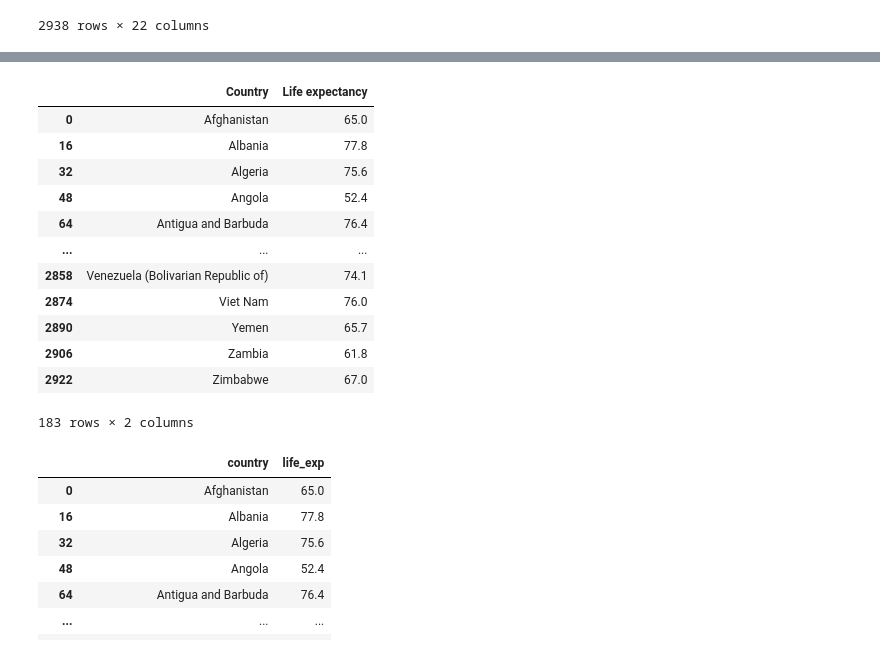
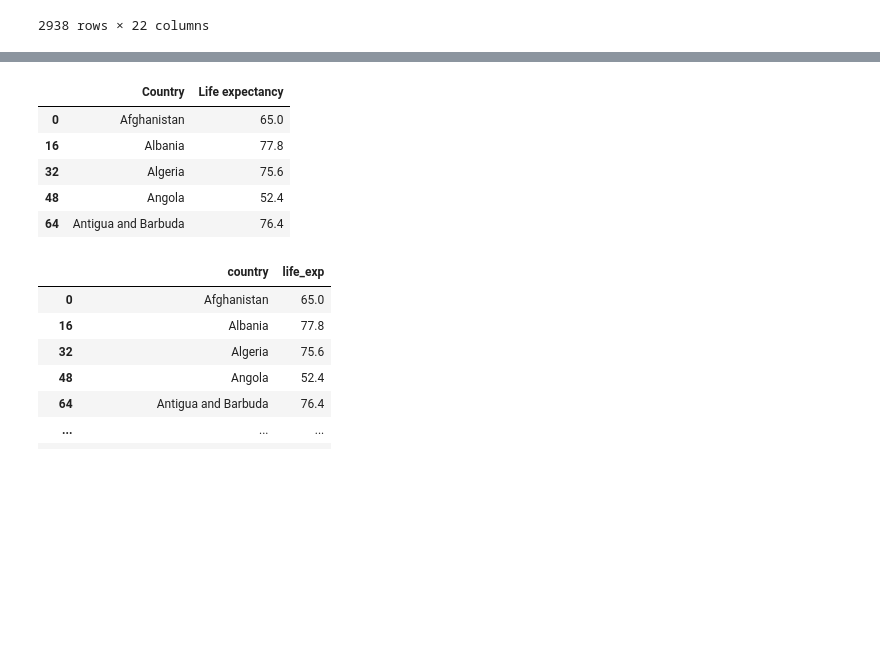
Before and after one commit to andrew-d-miller/etl-alcohol-world-data, a Jupyter notebook: alc_consumption.ipynb, the cells around one changed output, grey strips where cells are left out. Drawn from its saved outputs; the diff is of its cells as text; code cells hidden in the pictures; blank space fills up the shorter version.

```diff
--- a/alc_consumption.ipynb
+++ b/alc_consumption.ipynb
@@ -176,20 +188,13 @@ life_df
 # %%
 clean_life = life_df.loc[life_df["Year"] == 2015].drop(columns="Year")
-clean_life
+clean_life.head()
 # %% [output]
 |  | Country | Life expectancy |
 | 0 | Afghanistan | 65.0 |
 | 16 | Albania | 77.8 |
 | 32 | Algeria | 75.6 |
 | 48 | Angola | 52.4 |
 | 64 | Antigua and Barbuda | 76.4 |
-| ... | ... | ... |
-| 2858 | Venezuela (Bolivarian Republic of) | 74.1 |
-| 2874 | Viet Nam | 76.0 |
-| 2890 | Yemen | 65.7 |
-| 2906 | Zambia | 61.8 |
-| 2922 | Zimbabwe | 67.0 |
-183 rows × 2 columns
 # %%
 life_df = clean_life.rename(columns={'Country':'country', 'Life expectancy ':'life_exp'})
 life_df
```
Also changed, not shown: parts of 7 cells of this notebook, 1 other file.
